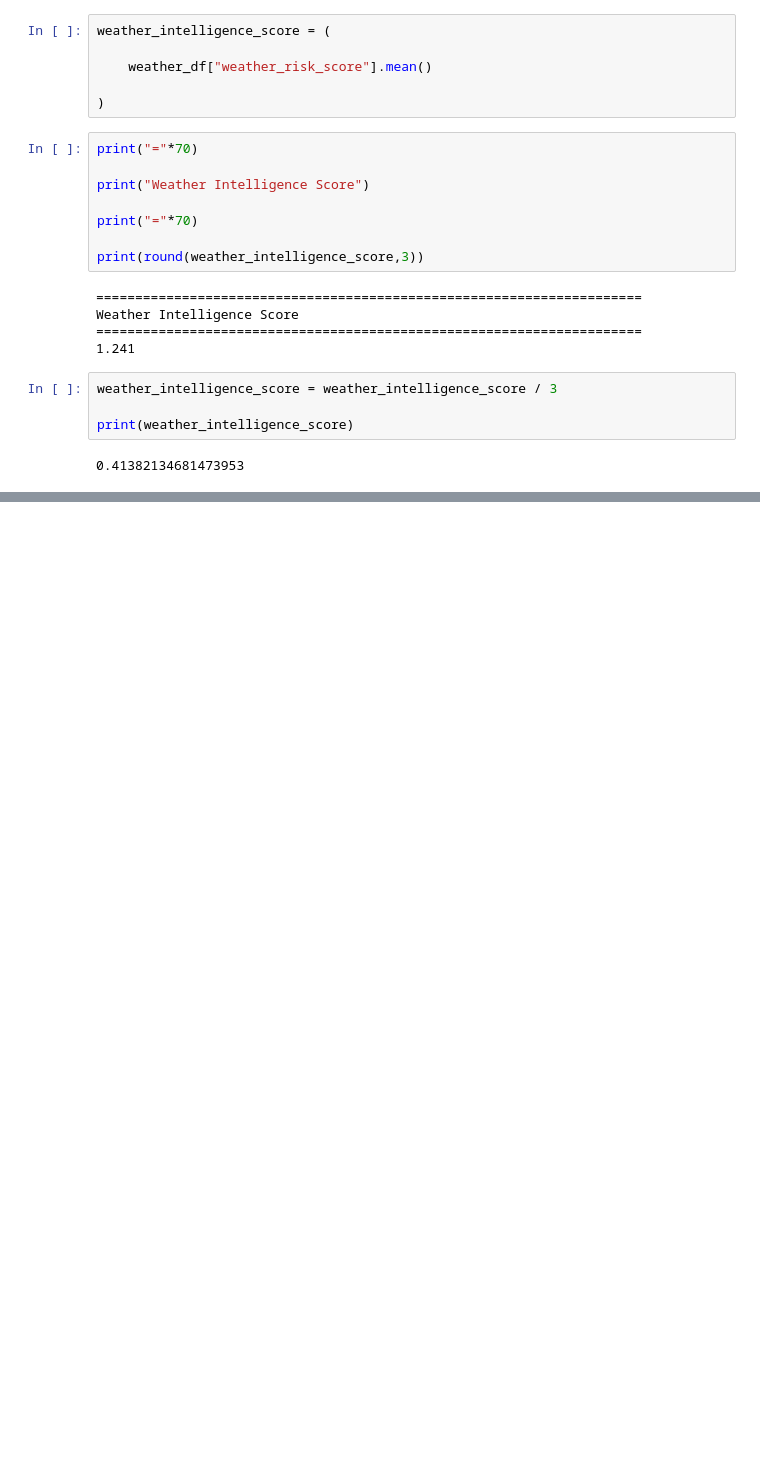
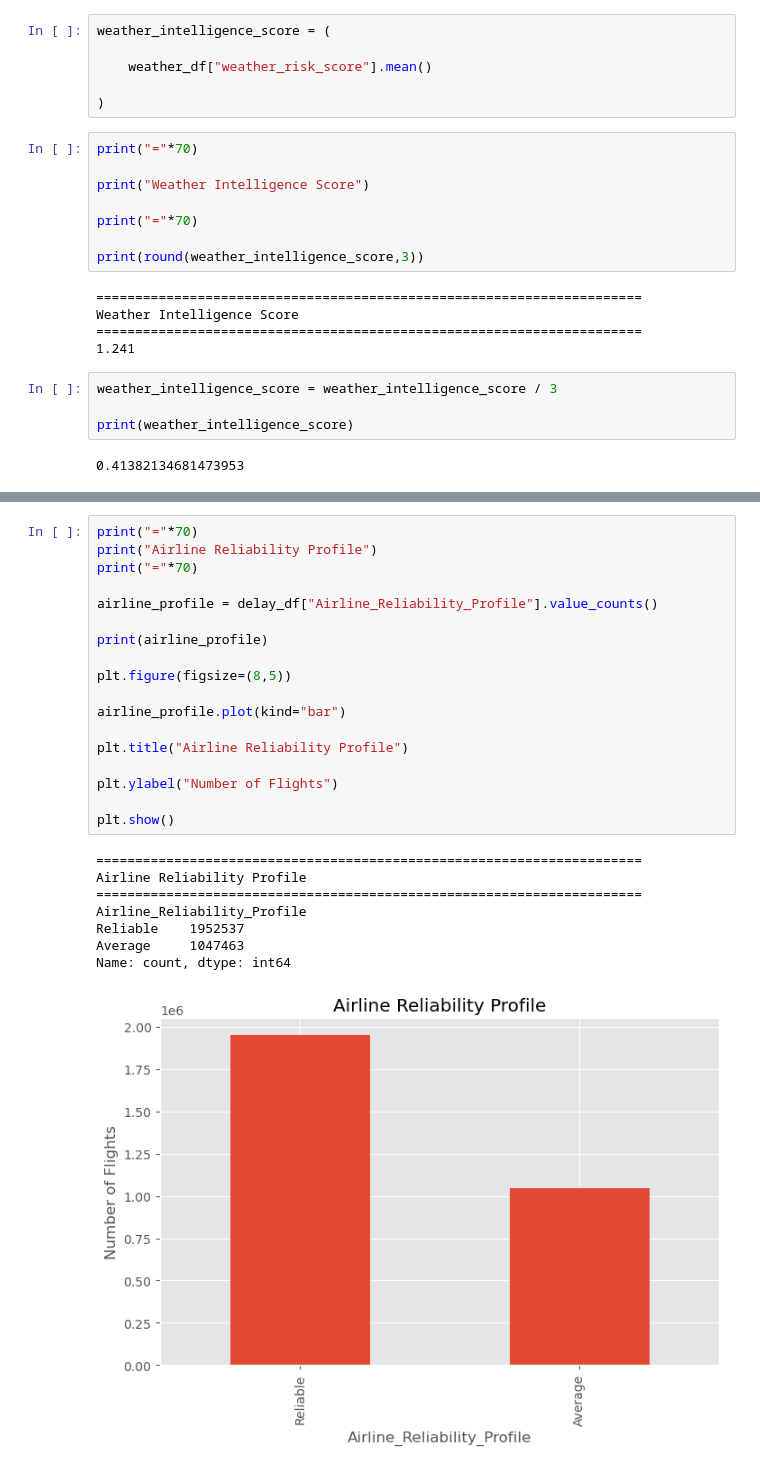
Before and after one commit to darshan-vgithub/Intelligent-Flight-Operations-Analytics-and-Decision-Support-Dashboard, a Jupyter notebook: notebooks/13_Hybrid_AI_Risk_Assessment_Engine.ipynb, the cells around one changed output, grey strips where cells are left out. Saved outputs shown, nothing was run; the diff lists cells and outputs as text; blank space fills up the shorter version.

```diff
--- a/notebooks/13_Hybrid_AI_Risk_Assessment_Engine.ipynb
+++ b/notebooks/13_Hybrid_AI_Risk_Assessment_Engine.ipynb
@@ -515,0 +599,27 @@ weather_summary
+# %%
+print("="*70)
+print("Airline Reliability Profile")
+print("="*70)
+
+airline_profile = delay_df["Airline_Reliability_Profile"].value_counts()
+
+print(airline_profile)
+
+plt.figure(figsize=(8,5))
+
+airline_profile.plot(kind="bar")
+
+plt.title("Airline Reliability Profile")
+
+plt.ylabel("Number of Flights")
+
+plt.show()
+# %% [output]
+======================================================================
+Airline Reliability Profile
+======================================================================
+Airline_Reliability_Profile
+Reliable    1952537
+Average     1047463
+Name: count, dtype: int64
+[figure, added]
```
Also changed, not shown: parts of 37 cells of this notebook.
